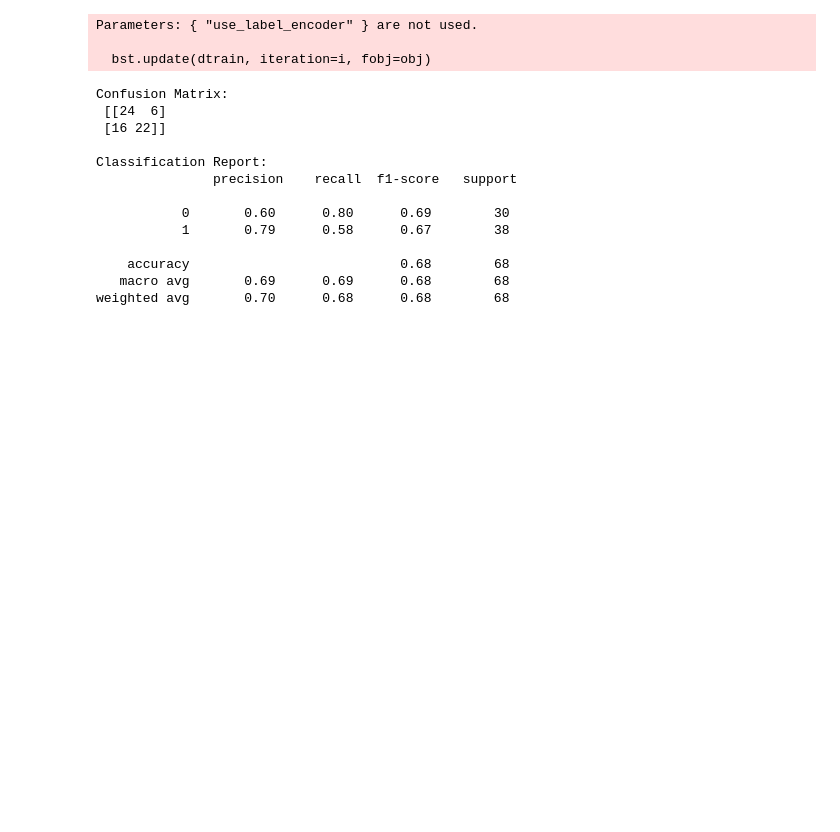
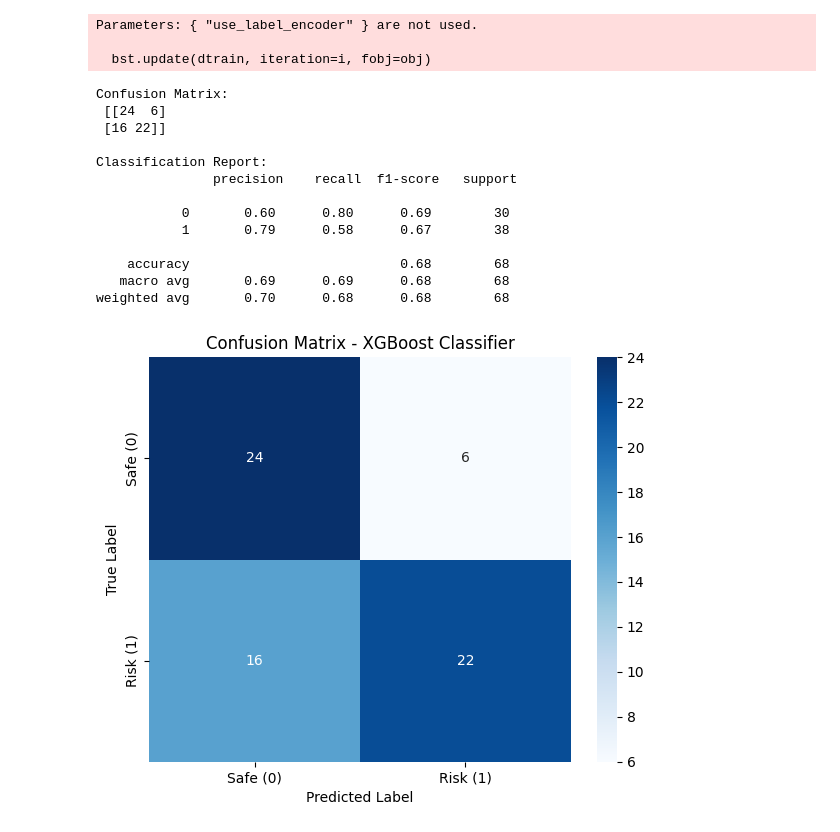
Before and after one commit to cepdnaclk/e19-4yp-AI-Driven-Renal-Care-Management-for-Hospitals-in-Sri-Lanka, a Jupyter notebook: ML_Model/code/Hb_analysis/hb_pred_xgboost.ipynb, the cells around one changed output. Cells and saved outputs as stored; diff of their text form; code cells hidden in the pictures; blank space fills up the shorter version.

```diff
--- a/ML_Model/code/Hb_analysis/hb_pred_xgboost.ipynb
+++ b/ML_Model/code/Hb_analysis/hb_pred_xgboost.ipynb
@@ -63,7 +74,8 @@ xgb_model.fit(X_train, y_train, sample_weight=sample_weights)
 y_pred = xgb_model.predict(X_test)
 
 # Evaluation
-print("\nConfusion Matrix:\n", confusion_matrix(y_test, y_pred))
+cm = confusion_matrix(y_test, y_pred)
+print("\nConfusion Matrix:\n", cm)
 print("\nClassification Report:\n", classification_report(y_test, y_pred))
 # %% [output]
 Parameters: { "use_label_encoder" } are not used.
@@ -82,6 +94,22 @@ Classification Report:
     accuracy                           0.68        68
    macro avg       0.69      0.69      0.68        68
 weighted avg       0.70      0.68      0.68        68
+# %%
+import matplotlib.pyplot as plt
+import seaborn as sns
+
+# Plot Confusion Matrix
+plt.figure(figsize=(6, 5))
+sns.heatmap(cm, annot=True, fmt='d', cmap='Blues',
+            xticklabels=['Safe (0)', 'Risk (1)'],
+            yticklabels=['Safe (0)', 'Risk (1)'])
+plt.xlabel('Predicted Label')
+plt.ylabel('True Label')
+plt.title('Confusion Matrix - XGBoost Classifier')
+plt.tight_layout()
+plt.show()
+# %% [output]
+[figure, added]
 # %%
 from sklearn.metrics import roc_auc_score, roc_curve, RocCurveDisplay
 import matplotlib.pyplot as plt
```
Also changed, not shown: parts of 2 cells of this notebook, 3 other files.
